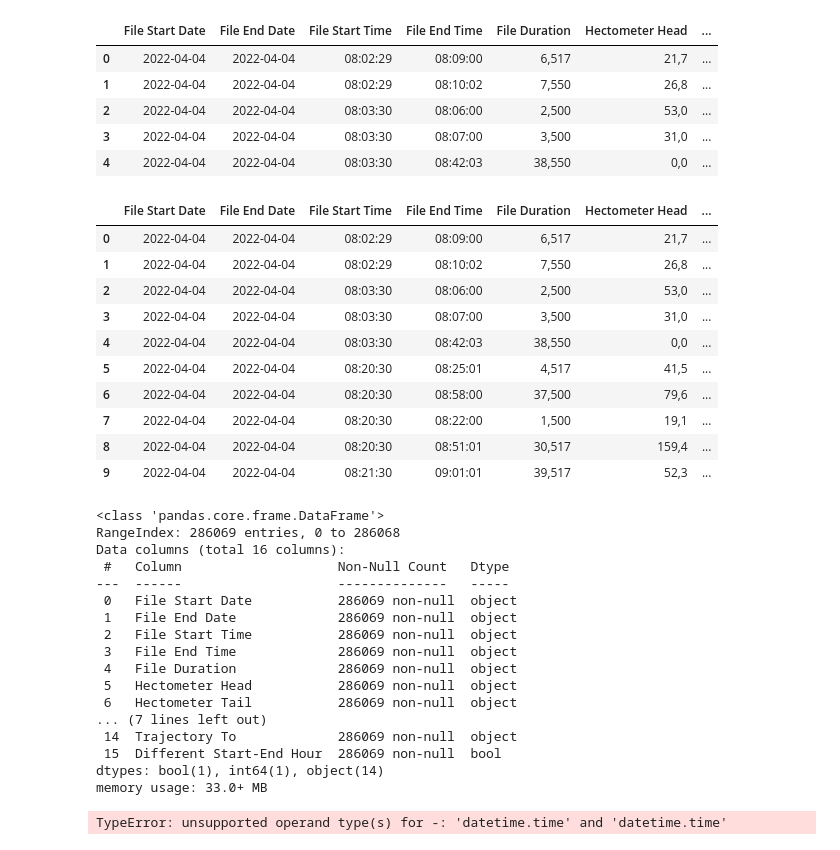
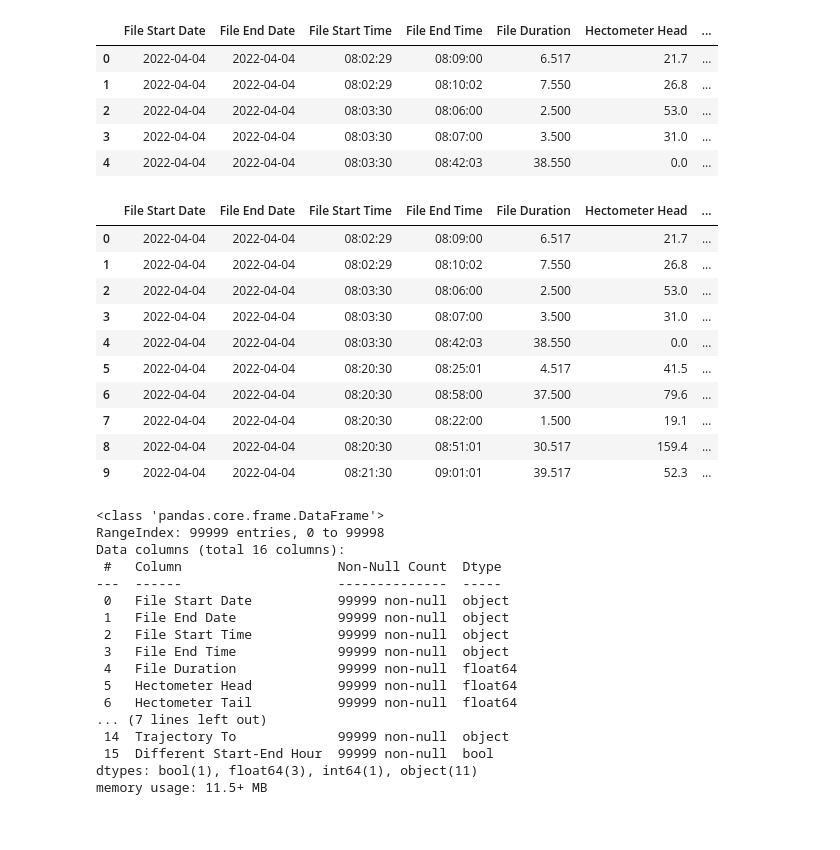
Before and after one commit to MichalI495002/S4-AI-JUGO-Assigment-, a Jupyter notebook: Data/Scripts/dataProcesing/dataProcessingSpliting.ipynb, the cells around one changed output. Saved outputs shown, nothing was run; the diff lists cells and outputs as text; code cells hidden in the pictures.

```diff
--- a/Data/Scripts/dataProcesing/dataProcessingSpliting.ipynb
+++ b/Data/Scripts/dataProcesing/dataProcessingSpliting.ipynb
@@ -1,8 +1,9 @@
 # %%
 import pandas as pd
+from datetime import datetime, timedelta
 
 # Load the CSV file
-file_path = "modified_cause_progression.csv"
+file_path = "dataForTests.csv"
 df = pd.read_csv(file_path)
 
 # List of columns to keep
@@ -20,62 +21,53 @@ df_filtered = df[columns_to_keep]
 df_filtered.head()
 # %% [output]
 |  | File Start Date | File End Date | File Start Time | File End Time | File Duration | Hectometer Head | ... |
-| 0 | 2022-04-04 | 2022-04-04 | 08:02:29 | 08:09:00 | 6,517 | 21,7 | ... |
-| 1 | 2022-04-04 | 2022-04-04 | 08:02:29 | 08:10:02 | 7,550 | 26,8 | ... |
-| 2 | 2022-04-04 | 2022-04-04 | 08:03:30 | 08:06:00 | 2,500 | 53,0 | ... |
-| 3 | 2022-04-04 | 2022-04-04 | 08:03:30 | 08:07:00 | 3,500 | 31,0 | ... |
-| 4 | 2022-04-04 | 2022-04-04 | 08:03:30 | 08:42:03 | 38,550 | 0,0 | ... |
+| 0 | 2022-04-04 | 2022-04-04 | 08:02:29 | 08:09:00 | 6.517 | 21.7 | ... |
+| 1 | 2022-04-04 | 2022-04-04 | 08:02:29 | 08:10:02 | 7.550 | 26.8 | ... |
+| 2 | 2022-04-04 | 2022-04-04 | 08:03:30 | 08:06:00 | 2.500 | 53.0 | ... |
+| 3 | 2022-04-04 | 2022-04-04 | 08:03:30 | 08:07:00 | 3.500 | 31.0 | ... |
+| 4 | 2022-04-04 | 2022-04-04 | 08:03:30 | 08:42:03 | 38.550 | 0.0 | ... |
 # %%
 # Create a copy of the filtered DataFrame to avoid SettingWithCopyWarning
 df_filtered_copy = df_filtered.copy()
 
 # Converting time columns to datetime for easier filtering
-df_filtered_copy['start_datetime'] = pd.to_datetime(df_filtered_copy['File Start Date']+df_filtered_copy['File Start Time'], format='%m-%d-%Y%H:%M:%S', errors='coerce').dt.time
-df_filtered_copy['end_datetime'] = pd.to_datetime(df_filtered_copy['File End Date']+df_filtered_copy['File End Time'], format='%H:%M:%S', errors='coerce').dt.time
+df_filtered_copy['File Start Time'] = pd.to_datetime(df_filtered_copy['File Start Time'], format='%H:%M:%S').dt.time
+df_filtered_copy['File End Time'] = pd.to_datetime(df_filtered_copy['File End Time'], format='%H:%M:%S').dt.time
 
 # Adding a new column to check if the start hour is different from the end hour
 df_filtered_copy['Different Start-End Hour'] = df_filtered_copy['File Start Time'].apply(lambda x: x.hour) != df_filtered_copy['File End Time'].apply(lambda x: x.hour)
 
 pd.set_option('display.max_rows', 10)
 df_filtered_copy.head(10)
 # %% [output]
 |  | File Start Date | File End Date | File Start Time | File End Time | File Duration | Hectometer Head | ... |
-| 0 | 2022-04-04 | 2022-04-04 | 08:02:29 | 08:09:00 | 6,517 | 21,7 | ... |
-| 1 | 2022-04-04 | 2022-04-04 | 08:02:29 | 08:10:02 | 7,550 | 26,8 | ... |
-| 2 | 2022-04-04 | 2022-04-04 | 08:03:30 | 08:06:00 | 2,500 | 53,0 | ... |
-| 3 | 2022-04-04 | 2022-04-04 | 08:03:30 | 08:07:00 | 3,500 | 31,0 | ... |
-| 4 | 2022-04-04 | 2022-04-04 | 08:03:30 | 08:42:03 | 38,550 | 0,0 | ... |
-| 5 | 2022-04-04 | 2022-04-04 | 08:20:30 | 08:25:01 | 4,517 | 41,5 | ... |
-| 6 | 2022-04-04 | 2022-04-04 | 08:20:30 | 08:58:00 | 37,500 | 79,6 | ... |
-| 7 | 2022-04-04 | 2022-04-04 | 08:20:30 | 08:22:00 | 1,500 | 19,1 | ... |
-| 8 | 2022-04-04 | 2022-04-04 | 08:20:30 | 08:51:01 | 30,517 | 159,4 | ... |
-| 9 | 2022-04-04 | 2022-04-04 | 08:21:30 | 09:01:01 | 39,517 | 52,3 | ... |
+| 0 | 2022-04-04 | 2022-04-04 | 08:02:29 | 08:09:00 | 6.517 | 21.7 | ... |
+| 1 | 2022-04-04 | 2022-04-04 | 08:02:29 | 08:10:02 | 7.550 | 26.8 | ... |
+| 2 | 2022-04-04 | 2022-04-04 | 08:03:30 | 08:06:00 | 2.500 | 53.0 | ... |
+| 3 | 2022-04-04 | 2022-04-04 | 08:03:30 | 08:07:00 | 3.500 | 31.0 | ... |
+| 4 | 2022-04-04 | 2022-04-04 | 08:03:30 | 08:42:03 | 38.550 | 0.0 | ... |
+| 5 | 2022-04-04 | 2022-04-04 | 08:20:30 | 08:25:01 | 4.517 | 41.5 | ... |
+| 6 | 2022-04-04 | 2022-04-04 | 08:20:30 | 08:58:00 | 37.500 | 79.6 | ... |
+| 7 | 2022-04-04 | 2022-04-04 | 08:20:30 | 08:22:00 | 1.500 | 19.1 | ... |
+| 8 | 2022-04-04 | 2022-04-04 | 08:20:30 | 08:51:01 | 30.517 | 159.4 | ... |
+| 9 | 2022-04-04 | 2022-04-04 | 08:21:30 | 09:01:01 | 39.517 | 52.3 | ... |
 # %%
 df_filtered_copy.info()
 # %% [output]
 <class 'pandas.core.frame.DataFrame'>
-RangeIndex: 286069 entries, 0 to 286068
+RangeIndex: 99999 entries, 0 to 99998
 Data columns (total 16 columns):
- #   Column                    Non-Null Count   Dtype
----  ------                    --------------   -----
- 0   File Start Date           286069 non-null  object
- 1   File End Date             286069 non-null  object
- 2   File Start Time           286069 non-null  object
- 3   File End Time             286069 non-null  object
- 4   File Duration             286069 non-null  object
- 5   Hectometer Head           286069 non-null  object
- 6   Hectometer Tail           286069 non-null  object
+ #   Column                    Non-Null Count  Dtype
+---  ------                    --------------  -----
+ 0   File Start Date           99999 non-null  object
+ 1   File End Date             99999 non-null  object
+ 2   File Start Time           99999 non-null  object
+ 3   File End Time             99999 non-null  object
+ 4   File Duration             99999 non-null  float64
+ 5   Hectometer Head           99999 non-null  float64
+ 6   Hectometer Tail           99999 non-null  float64
 ... (7 lines left out)
- 14  Trajectory To             286069 non-null  object
- 15  Different Start-End Hour  286069 non-null  bool
-dtypes: bool(1), int64(1), object(14)
-memory usage: 33.0+ MB
+ 14  Trajectory To             99999 non-null  object
+ 15  Different Start-End Hour  99999 non-null  bool
+dtypes: bool(1), float64(3), int64(1), object(11)
+memory usage: 11.5+ MB
-# %%
-# Create a copy of the filtered DataFrame to avoid SettingWithCopyWarning
-df_substract_time = df_filtered_copy.copy()
-
-df_substract_time["Time Passed"] = df_substract_time['File End Time'] - df_substract_time['File Start Time']
-
-df_substract_time
-# %% [output]
-TypeError: unsupported operand type(s) for -: 'datetime.time' and 'datetime.time'
```
Also changed, not shown: parts of 3 cells of this notebook, 2 other files.
